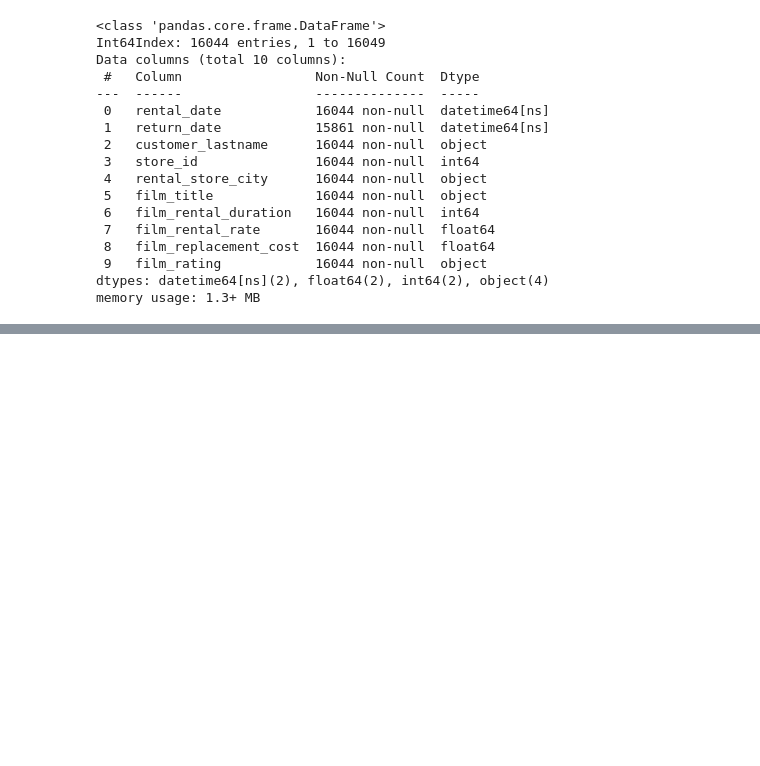
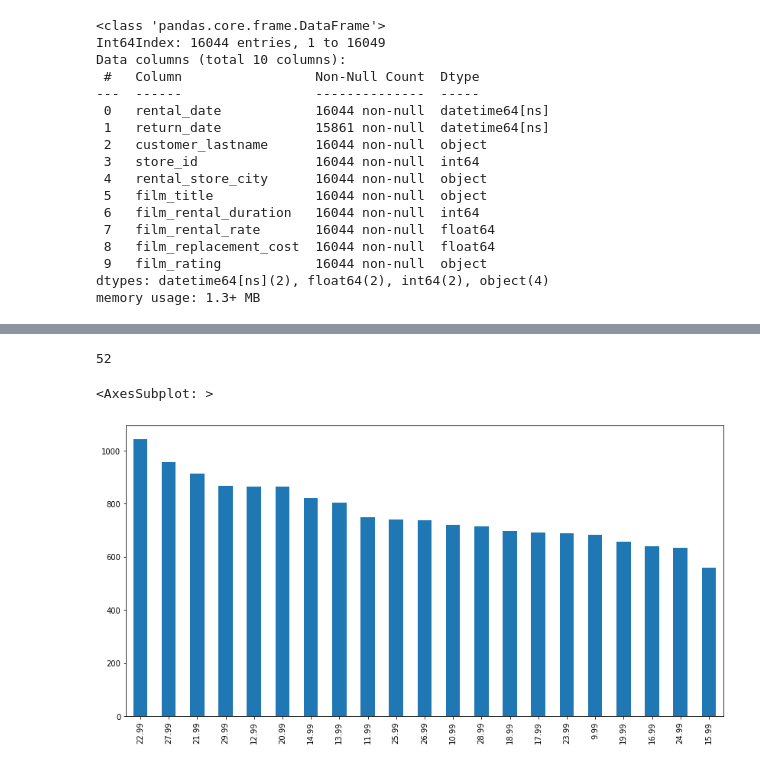
Before and after one commit to c-blomquist/Data-Analysis-Learning, a Jupyter notebook: Sakila_database_example.ipynb, the cells around one changed output, grey strips where cells are left out. Cells and saved outputs as stored; diff of their text form; code cells hidden in the pictures; blank space fills up the shorter version.

```diff
--- a/Sakila_database_example.ipynb
+++ b/Sakila_database_example.ipynb
@@ -60,0 +88,11 @@ memory usage: 1.3+ MB
+# %%
+dvd_df.loc[dvd_df['film_replacement_cost'] == dvd_df['film_replacement_cost'].max(), 'film_title'].unique().shape[0]
+# counting the number of the films that have the highest replacement cost
+# %% [output]
+52
+# %%
+dvd_df['film_replacement_cost'].value_counts().plot(kind='bar', figsize=(14,7))
+# showing the count of all of the replacement costs for the films
+# %% [output]
+<AxesSubplot: >
+[figure, added]
```
Also changed, not shown: parts of 4 cells of this notebook.
